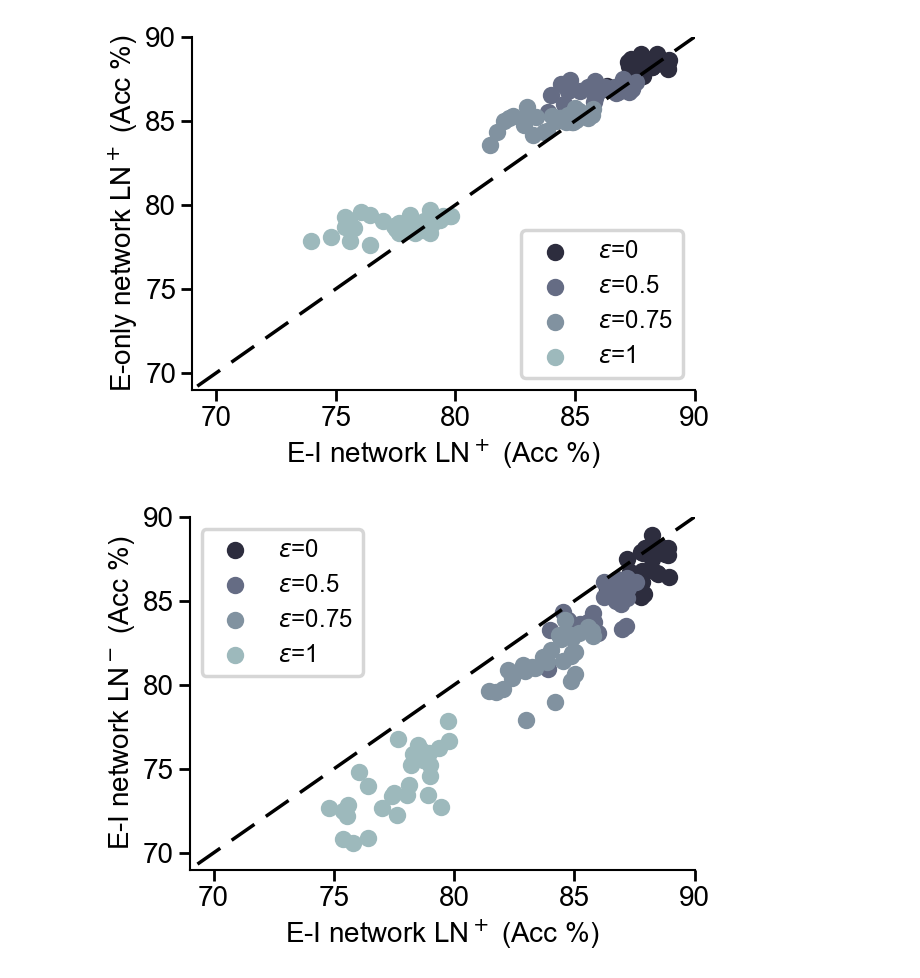
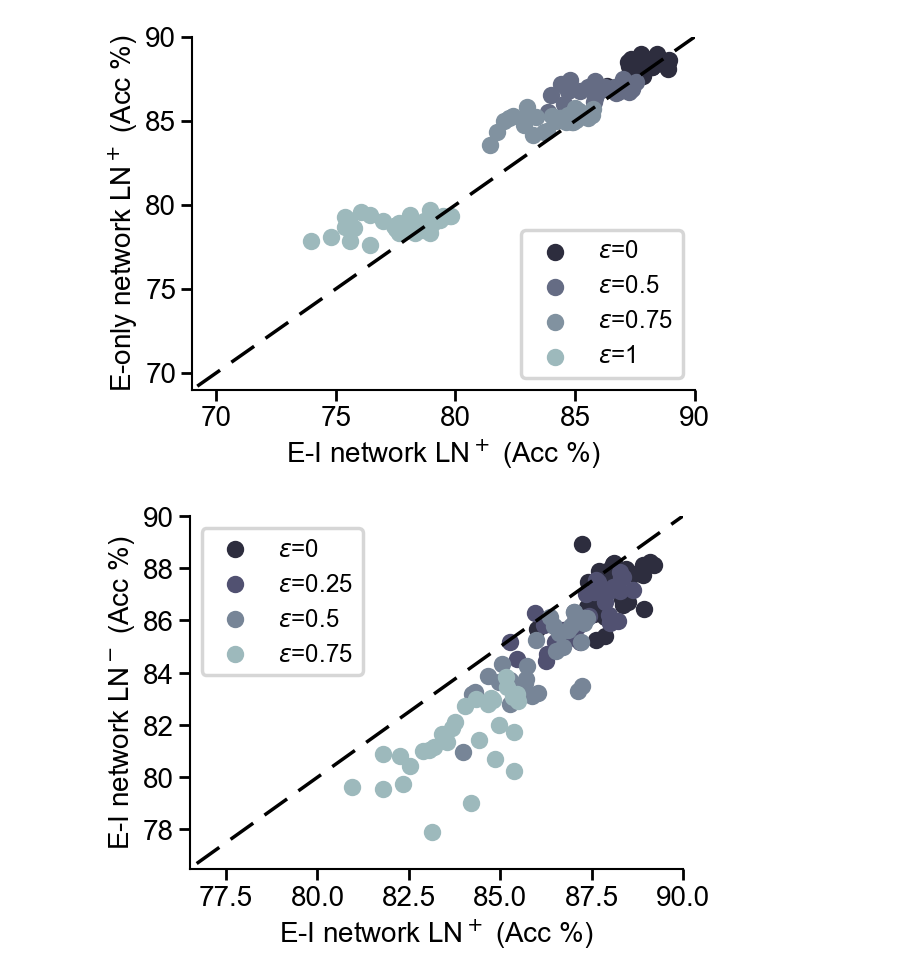
Before and after one commit to RoyHEyono/HomeostaticDANN, a Jupyter notebook: models/dense_mnist_task/figure_notebooks/fig1.ipynb, the cells around one changed output. Saved outputs shown, nothing was run; the diff lists cells and outputs as text; code cells hidden in the pictures.

```diff
--- a/models/dense_mnist_task/figure_notebooks/fig1.ipynb
+++ b/models/dense_mnist_task/figure_notebooks/fig1.ipynb
@@ -85,7 +85,7 @@ fig, ax = plt.subplots()
 
 # Luminosity_NAISYS
 
-bright_factor = 1
+bright_factor = 0.75
 runs_dict = dict()
 runs_dict["runs_vanilla_dann"] = fetch_runs(api, entity='project_danns', project_name='Luminosity_LNHomeostasis', filters={"config.dataset": "fashionmnist",
                                                             "config.brightness_factor": bright_factor, "config.homeostasis": 0, "config.normtype": 0, "config.normtype_detach": 0,
@@ -111,7 +111,7 @@ for top in range(top_n):
             plt.scatter(rn.summary['test_acc'], vanilla_dann_acc, color="black")
 
 
-plt.scatter(rn.summary['test_acc'], vanilla_dann_acc, color="black", label="$\epsilon$=1")
+plt.scatter(rn.summary['test_acc'], vanilla_dann_acc, color="black", label=f"$\epsilon$={bright_factor}")
 
 ax.set_xlabel(f"LN$^+$", fontsize=20)
 ax.set_ylabel("LN$^-$", fontsize=20)
@@ -120,8 +120,8 @@ plt.xticks(fontsize=20)
 plt.yticks(fontsize=20)
 # ax.set_title(f"Brightness Variability: {bright_factor}", fontsize=25)
 list_line = range(100)
-ax.set_xlim(64, 82)
-ax.set_ylim(64, 82)
+ax.set_xlim(76, 86)
+ax.set_ylim(76, 86)
 ax.plot(list_line, list_line, color='black', linestyle='--')
 plt.legend()
 plt.savefig("figure1f.svg", format="svg")
@@ -229,7 +229,7 @@ plt.savefig("figure1e.svg", format="svg")
 fig, ax = plt.subplots()
 
 # Example brightness factors used
-brightness_values = [0, 0.5, 0.75, 1]
+brightness_values = [0, 0.25, 0.5, 0.75]
 
 # Normalize brightness for colormap mapping
 norm = mcolors.Normalize(vmin=min(brightness_values), vmax=max(brightness_values))
@@ -255,33 +255,33 @@ ax.set_ylabel("E-I network LN$^-$ (Acc %)", fontsize=20)
 
 for bfi in brightness_values:
     color = cmap(norm(bfi))
 
     runs_dict = dict()
 
     runs_dict["runs_ei_network_noln"] = fetch_runs(api, entity='project_danns', project_name='Luminosity_LNHomeostasis', filters={"config.dataset": "fashionmnist",
                                                             "config.brightness_factor": bfi, "config.homeostasis": 0, "config.normtype": 0, "config.normtype_detach": 0,
                                                             "config.excitation_training": 0, "config.layer_norm": 0, "config.use_testset": True}, order="-summary_metrics.test_acc")
 
     runs_dict["runs_ei_network_ln"] = fetch_runs(api, entity='project_danns', project_name='Luminosity_LNHomeostasis', filters={"config.dataset": "fashionmnist",
                                                             "config.brightness_factor": bfi, "config.homeostasis": 0, "config.normtype": 0, "config.normtype_detach": 0,
                                                             "config.excitation_training": 0, "config.layer_norm": 1, "config.use_testset": True}, order="-summary_metrics.test_acc")
 
     top_n = len(runs_dict["runs_ei_network_noln"])
 
     for top in range(top_n):
         vanilla_dann_acc = runs_dict["runs_ei_network_noln"][top].summary['test_acc']
         for rn in runs_dict["runs_ei_network_ln"]:
             if same_config(rn.config, runs_dict["runs_ei_network_noln"][top].config, keys=['lr', 'wd','inhib_lrs', 'momentum', 'inhib_momentum']):
                 sc = ax.scatter(rn.summary['test_acc'], vanilla_dann_acc, color=color, label=f"$\epsilon$={bfi}" if top == 0 else None)
                 break  # Only label once per brightness group
-ax.set_xlim(69, 90)
-ax.set_ylim(69, 90)
+ax.set_xlim(76.5, 90)
+ax.set_ylim(76.5, 90)
 ax.legend(loc='upper left')
 # sm = cm.ScalarMappable(cmap=cmap, norm=norm)
 # sm.set_array([])
 # cbar = plt.colorbar(sm, ax=ax)
 # cbar.set_label('Luminosity Threshold', fontsize=16)
 # cbar.ax.tick_params(labelsize=14)
 plt.savefig("figure1c.svg", format="svg")
 # %% [output]
-[figure, old version]
+[figure, new version]
```
Also changed, not shown: parts of 2 cells of this notebook, 19 other files.
